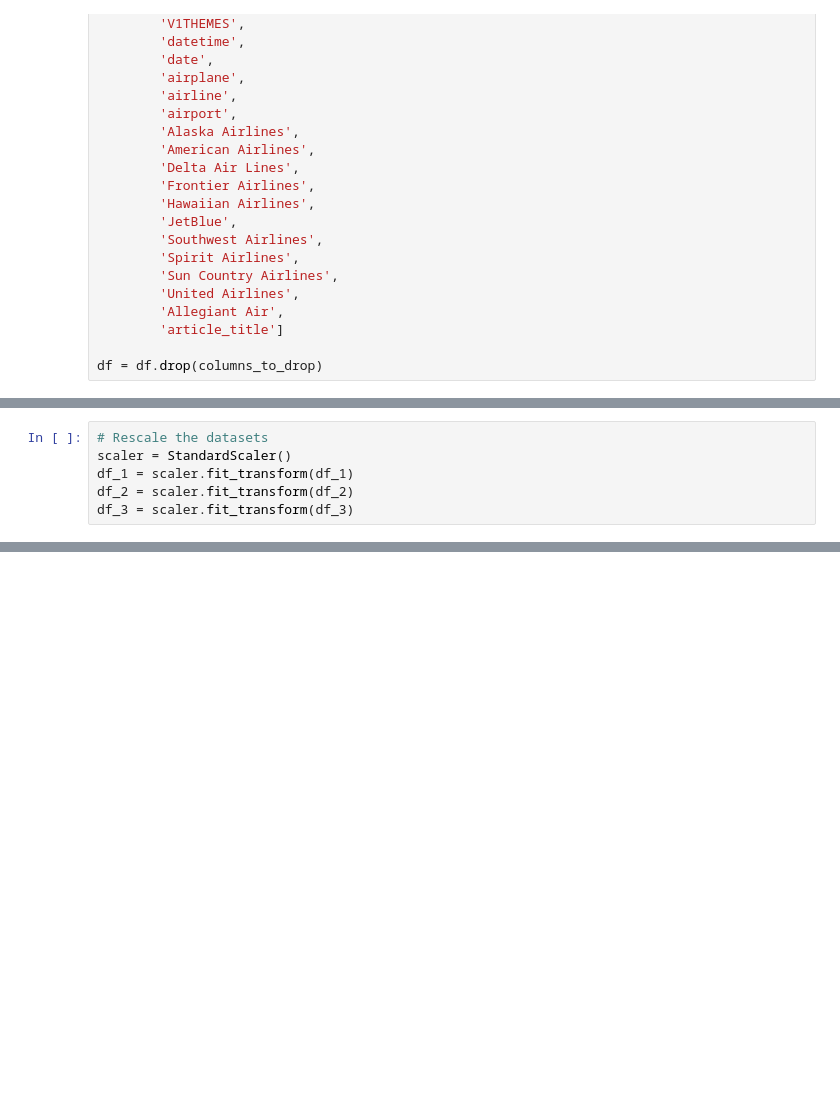
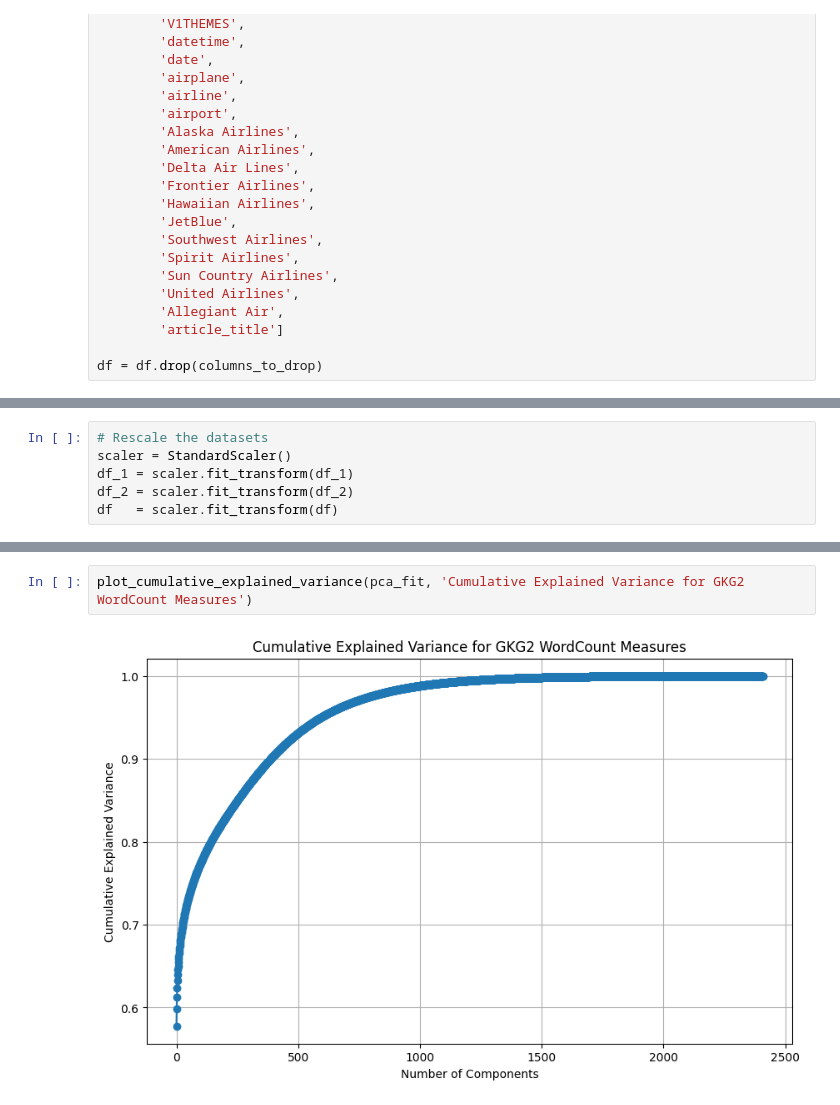
Before and after one commit to svanomm/sentiment-volume-forecasting, a Jupyter notebook: Scripts/01 GDELT Data/03 Sentiment PCA.ipynb, the cells around one changed output, grey strips where cells are left out. Saved outputs shown, nothing was run; the diff lists cells and outputs as text; blank space fills up the shorter version.

```diff
--- a/Scripts/01 GDELT Data/03 Sentiment PCA.ipynb
+++ b/Scripts/01 GDELT Data/03 Sentiment PCA.ipynb
@@ -65,4 +73,4 @@ df_3 = df.select(pl.selectors.contains('SCOREDVALUE'))
 scaler = StandardScaler()
 df_1 = scaler.fit_transform(df_1)
 df_2 = scaler.fit_transform(df_2)
-df_3 = scaler.fit_transform(df_3)
+df   = scaler.fit_transform(df)
@@ -178,0 +114,4 @@ plot_cumulative_explained_variance(pca_fit_3, 'Cumulative Explained Variance for
+# %%
+plot_cumulative_explained_variance(pca_fit, 'Cumulative Explained Variance for GKG2 WordCount Measures')
+# %% [output]
+[figure, added]
```
Also changed, not shown: parts of 18 cells of this notebook.
